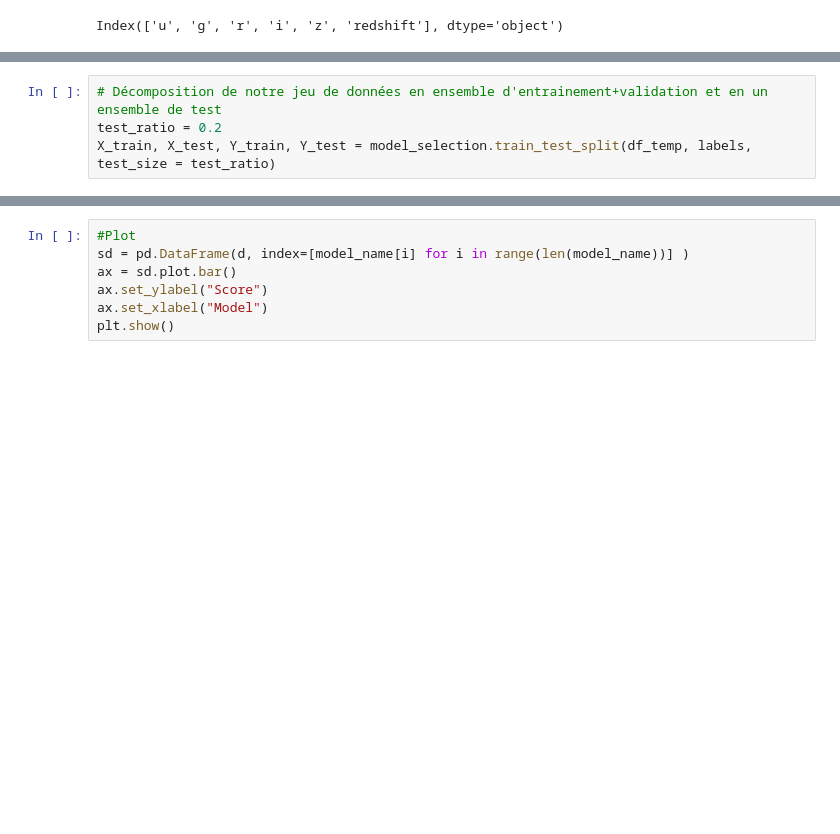
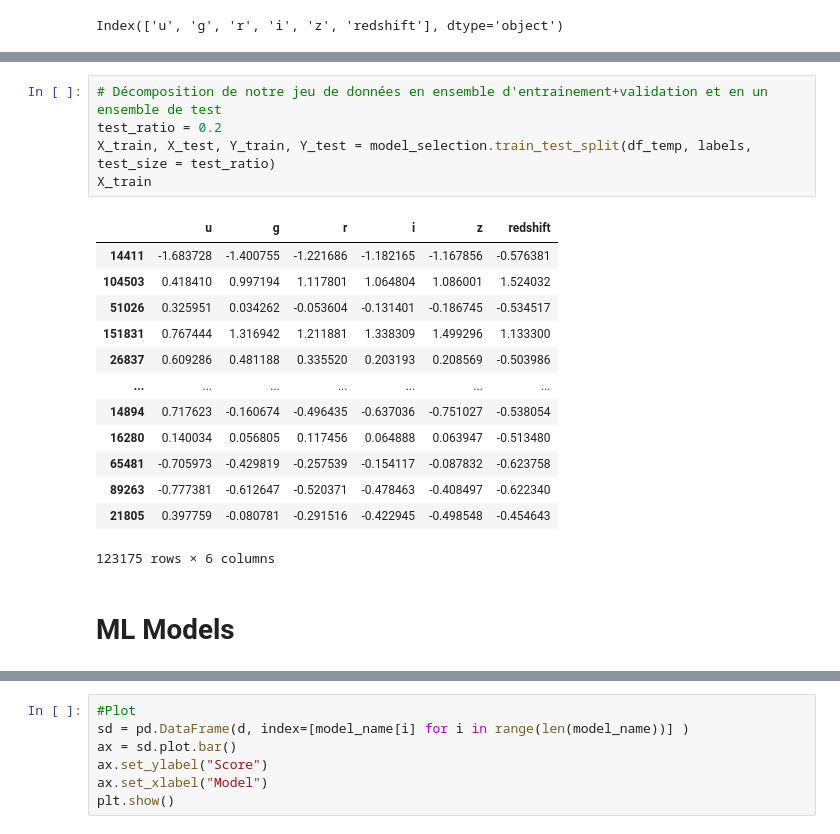
Before and after one commit to LyndaATT/Spatial-Classification, a Jupyter notebook: Model.ipynb, the cells around one changed output, grey strips where cells are left out. Drawn from its saved outputs; the diff is of its cells as text; blank space fills up the shorter version.

```diff
--- a/Model.ipynb
+++ b/Model.ipynb
@@ -207,7 +171,24 @@ df_temp
 # %%
 # Décomposition de notre jeu de données en ensemble d'entrainement+validation et en un ensemble de test
 test_ratio = 0.2
 X_train, X_test, Y_train, Y_test = model_selection.train_test_split(df_temp, labels, test_size = test_ratio)
+X_train
+# %% [output]
+|  | u | g | r | i | z | redshift |
+| 14411 | -1.683728 | -1.400755 | -1.221686 | -1.182165 | -1.167856 | -0.576381 |
+| 104503 | 0.418410 | 0.997194 | 1.117801 | 1.064804 | 1.086001 | 1.524032 |
+| 51026 | 0.325951 | 0.034262 | -0.053604 | -0.131401 | -0.186745 | -0.534517 |
+| 151831 | 0.767444 | 1.316942 | 1.211881 | 1.338309 | 1.499296 | 1.133300 |
+| 26837 | 0.609286 | 0.481188 | 0.335520 | 0.203193 | 0.208569 | -0.503986 |
+| ... | ... | ... | ... | ... | ... | ... |
+| 14894 | 0.717623 | -0.160674 | -0.496435 | -0.637036 | -0.751027 | -0.538054 |
+| 16280 | 0.140034 | 0.056805 | 0.117456 | 0.064888 | 0.063947 | -0.513480 |
+| 65481 | -0.705973 | -0.429819 | -0.257539 | -0.154117 | -0.087832 | -0.623758 |
+| 89263 | -0.777381 | -0.612647 | -0.520371 | -0.478463 | -0.408497 | -0.622340 |
+| 21805 | 0.397759 | -0.080781 | -0.291516 | -0.422945 | -0.498548 | -0.454643 |
+123175 rows × 6 columns
+# %% [markdown]
+# ML Models
 # %%
 # Modele bayesien fait à la main
 class BayesienNaif_Gaussian:
```
Also changed, not shown: parts of 26 cells of this notebook.
